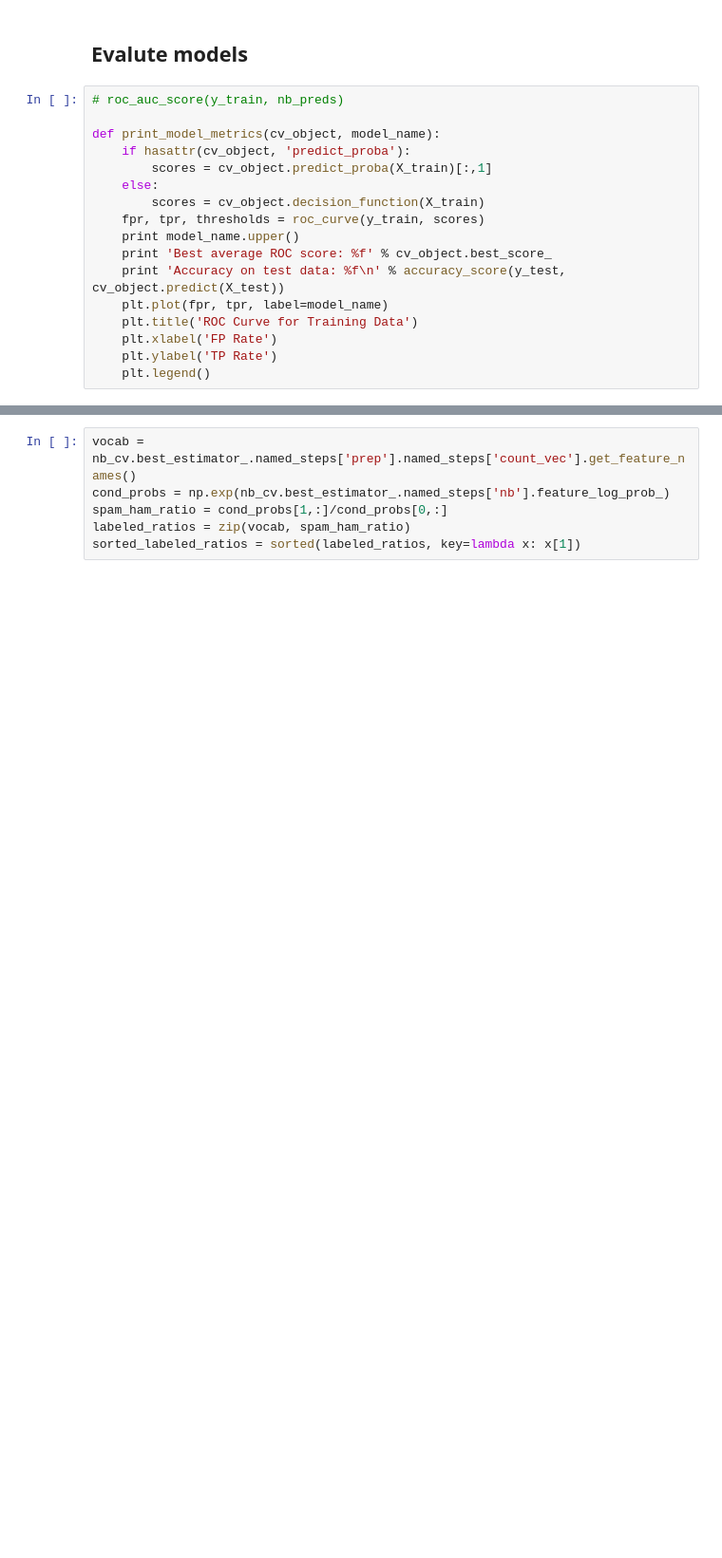
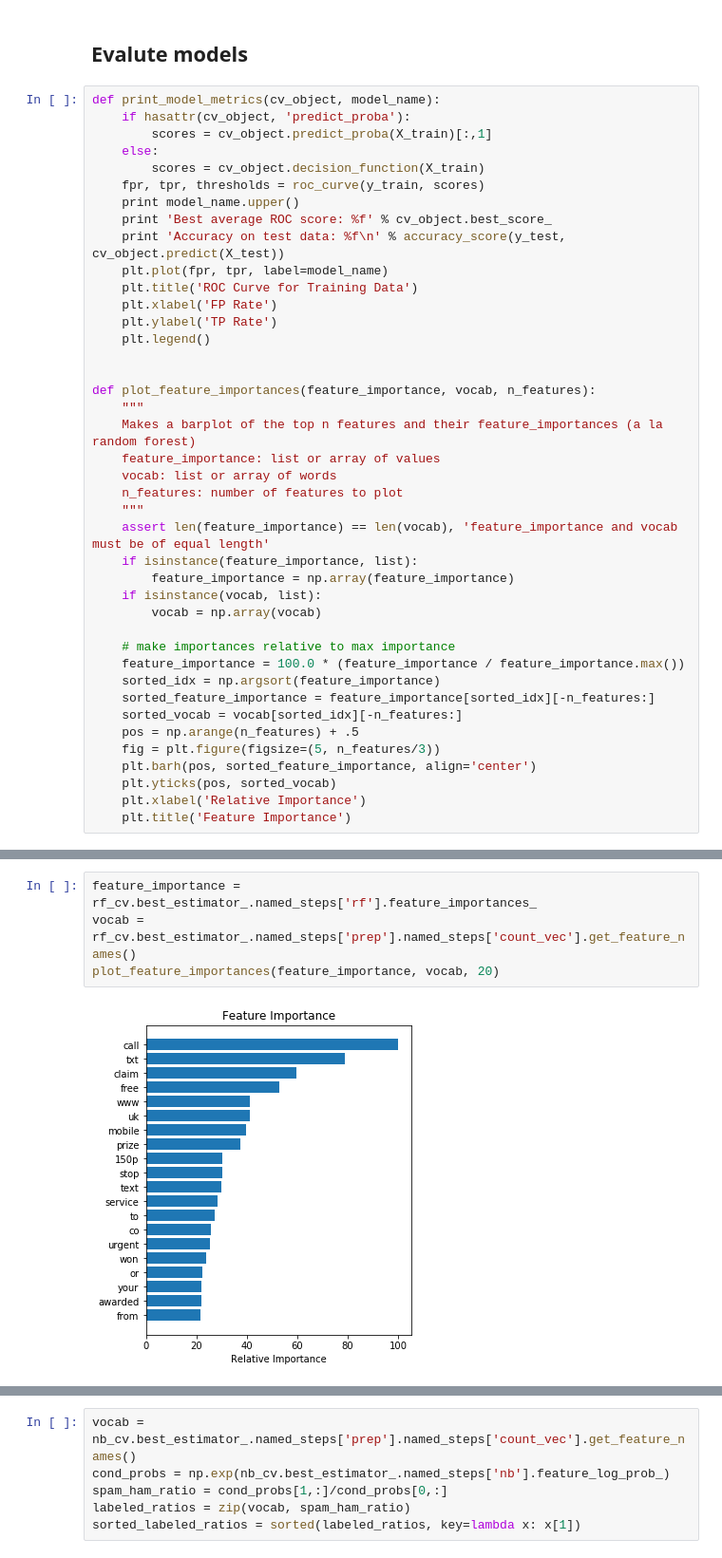
Before and after one commit to zeromh/handson-ml, a Jupyter notebook: 03_classification_tim_2.ipynb, the cells around one changed output, grey strips where cells are left out. Shown at 95% size. Saved outputs shown, nothing was run; the diff lists cells and outputs as text; blank space fills up the shorter version.

Commit message:
Refactor code to view feature importances

```diff
--- a/03_classification_tim_2.ipynb
+++ b/03_classification_tim_2.ipynb
@@ -152,8 +153,6 @@ print rf_cv.best_params_
 # %% [markdown]
 ## Evalute models
 # %%
-# roc_auc_score(y_train, nb_preds)
-
 def print_model_metrics(cv_object, model_name):
     if hasattr(cv_object, 'predict_proba'):
         scores = cv_object.predict_proba(X_train)[:,1]
@@ -168,6 +167,32 @@ def print_model_metrics(cv_object, model_name):
     plt.xlabel('FP Rate')
     plt.ylabel('TP Rate')
     plt.legend()
+
+
+def plot_feature_importances(feature_importance, vocab, n_features):
+    """
+    Makes a barplot of the top n features and their feature_importances (a la random forest)
+    feature_importance: list or array of values
+    vocab: list or array of words
+    n_features: number of features to plot
+    """
+    assert len(feature_importance) == len(vocab), 'feature_importance and vocab must be of equal length'
+    if isinstance(feature_importance, list):
+        feature_importance = np.array(feature_importance)
+    if isinstance(vocab, list):
+        vocab = np.array(vocab)
+
+    # make importances relative to max importance
+    feature_importance = 100.0 * (feature_importance / feature_importance.max())
+    sorted_idx = np.argsort(feature_importance)
+    sorted_feature_importance = feature_importance[sorted_idx][-n_features:]
+    sorted_vocab = vocab[sorted_idx][-n_features:]
+    pos = np.arange(n_features) + .5
+    fig = plt.figure(figsize=(5, n_features/3))
+    plt.barh(pos, sorted_feature_importance, align='center')
+    plt.yticks(pos, sorted_vocab)
+    plt.xlabel('Relative Importance')
+    plt.title('Feature Importance')
 # %%
 print_model_metrics(nb_cv, 'naive bayes')
 print_model_metrics(svm_cv, 'svm')
@@ -191,3 +217,9 @@ Accuracy on test data: 0.977028
+# %%
+feature_importance = rf_cv.best_estimator_.named_steps['rf'].feature_importances_
+vocab = rf_cv.best_estimator_.named_steps['prep'].named_steps['count_vec'].get_feature_names()
+plot_feature_importances(feature_importance, vocab, 20)
+# %% [output]
+[figure, added]
 # %% [markdown]
 ## Notes:
 Potential ideas:
```
Also changed, not shown: parts of 7 cells of this notebook.
